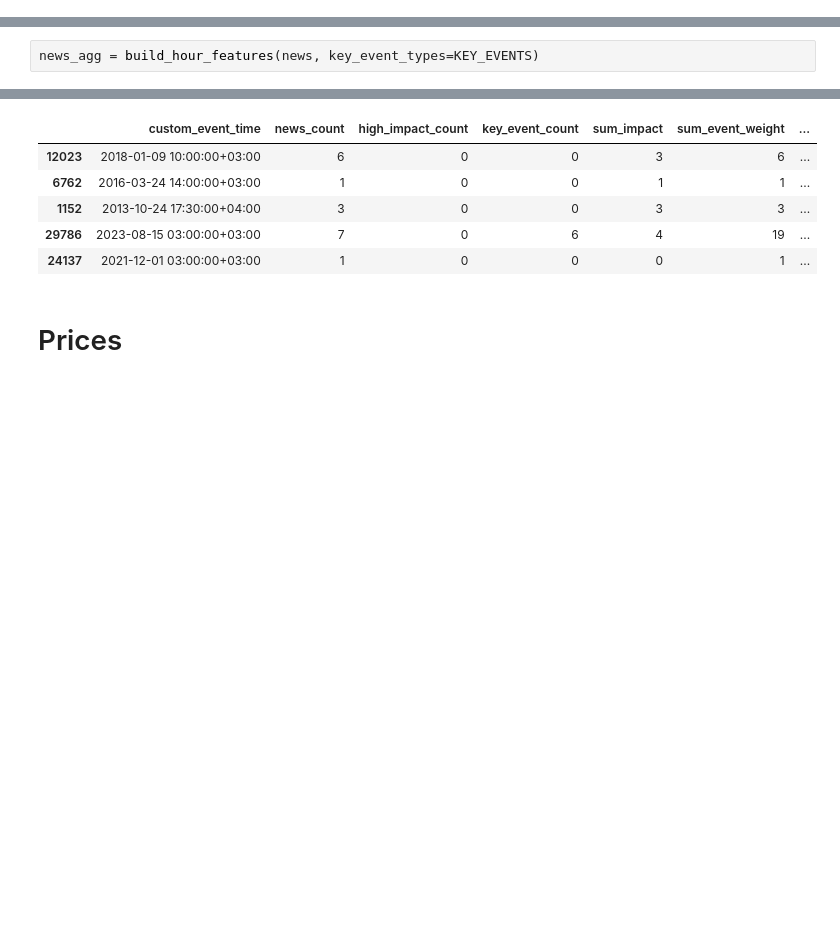
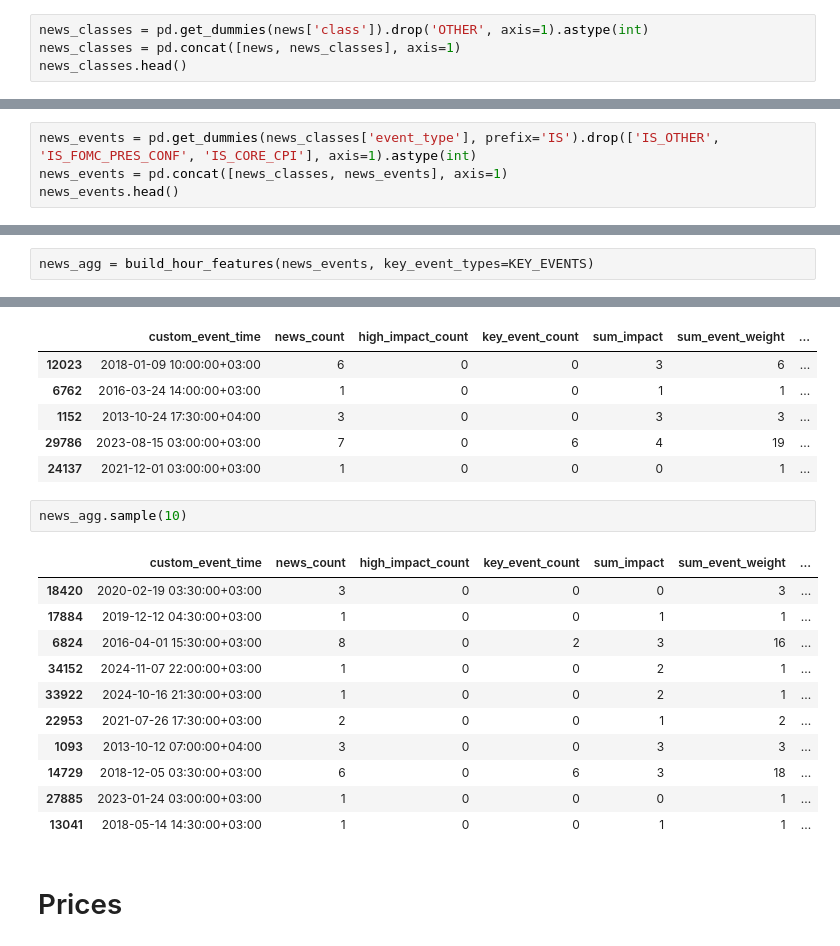
Before and after one commit to ppetrushenkov/fx_news_bot, a Jupyter notebook: notebooks/train_model_pipeline_on_tw_dataset.ipynb, the cells around one changed output, grey strips where cells are left out. Saved outputs shown, nothing was run; the diff lists cells and outputs as text; blank space fills up the shorter version.

Commit message:
add One hot for Event type and Event Classes

```diff
--- a/notebooks/train_model_pipeline_on_tw_dataset.ipynb
+++ b/notebooks/train_model_pipeline_on_tw_dataset.ipynb
@@ -359,3 +359,7 @@ Index(['date', 'currency', 'importance', 'title', 'indicator', 'country',
        'event_type', 'is_key_event', 'event_weight', 'impact_rank', 'utc_dt',
        'custom_event_time'],
       dtype='object')
+# %%
+news_classes = pd.get_dummies(news['class']).drop('OTHER', axis=1).astype(int)
+news_classes = pd.concat([news, news_classes], axis=1)
+news_classes.head()
@@ -361,0 +373,4 @@ Index(['date', 'currency', 'importance', 'title', 'indicator', 'country',
+# %%
+news_events = pd.get_dummies(news_classes['event_type'], prefix='IS').drop(['IS_OTHER', 'IS_FOMC_PRES_CONF', 'IS_CORE_CPI'], axis=1).astype(int)
+news_events = pd.concat([news_classes, news_events], axis=1)
+news_events.head()
@@ -495,7 +541,7 @@ def build_hour_features(
 
     return hour_features
 # %%
-news_agg = build_hour_features(news, key_event_types=KEY_EVENTS)
+news_agg = build_hour_features(news_events, key_event_types=KEY_EVENTS)
 # %%
 news_agg.sample(5)
 # %% [output]
@@ -505,6 +551,20 @@ news_agg.sample(5)
 | 1152 | 2013-10-24 17:30:00+04:00 | 3 | 0 | 0 | 3 | 3 | ... |
 | 29786 | 2023-08-15 03:00:00+03:00 | 7 | 0 | 6 | 4 | 19 | ... |
 | 24137 | 2021-12-01 03:00:00+03:00 | 1 | 0 | 0 | 0 | 1 | ... |
+# %%
+news_agg.sample(10)
+# %% [output]
+|  | custom_event_time | news_count | high_impact_count | key_event_count | sum_impact | sum_event_weight | ... |
+| 18420 | 2020-02-19 03:30:00+03:00 | 3 | 0 | 0 | 0 | 3 | ... |
+| 17884 | 2019-12-12 04:30:00+03:00 | 1 | 0 | 0 | 1 | 1 | ... |
+| 6824 | 2016-04-01 15:30:00+03:00 | 8 | 0 | 2 | 3 | 16 | ... |
+| 34152 | 2024-11-07 22:00:00+03:00 | 1 | 0 | 0 | 2 | 1 | ... |
+| 33922 | 2024-10-16 21:30:00+03:00 | 1 | 0 | 0 | 2 | 1 | ... |
+| 22953 | 2021-07-26 17:30:00+03:00 | 2 | 0 | 0 | 1 | 2 | ... |
+| 1093 | 2013-10-12 07:00:00+04:00 | 3 | 0 | 0 | 3 | 3 | ... |
+| 14729 | 2018-12-05 03:30:00+03:00 | 6 | 0 | 6 | 3 | 18 | ... |
+| 27885 | 2023-01-24 03:00:00+03:00 | 1 | 0 | 0 | 0 | 1 | ... |
+| 13041 | 2018-05-14 14:30:00+03:00 | 1 | 0 | 0 | 1 | 1 | ... |
 # %% [markdown]
 # Prices
 # %%
```
Also changed, not shown: parts of 10 cells of this notebook.
